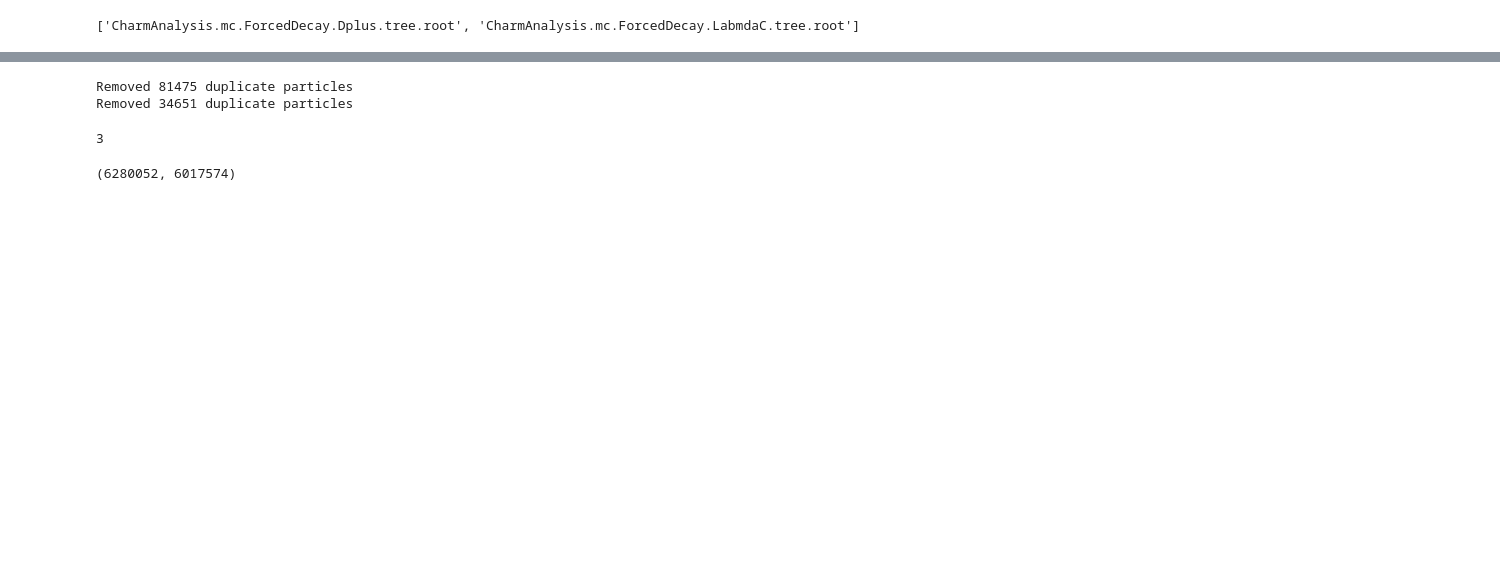
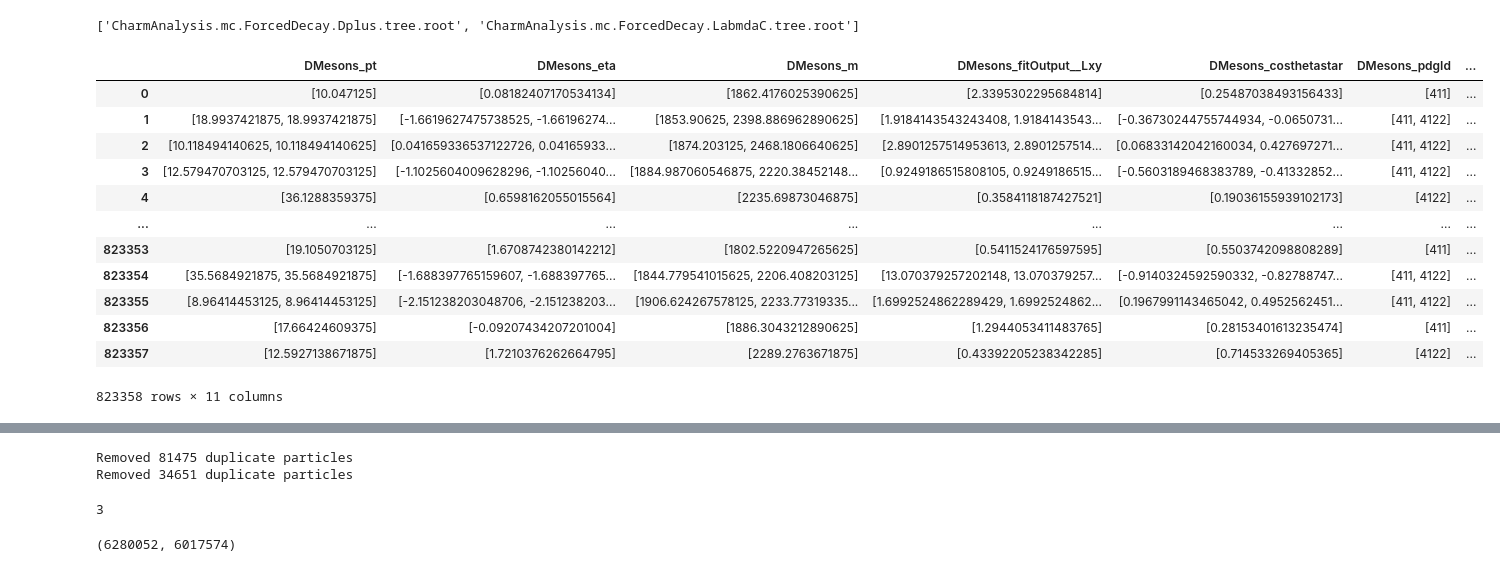
Before and after one commit to GitGup/ATLAS_DNN, a Jupyter notebook: MC_DNN.ipynb, the cells around one changed output, grey strips where cells are left out. Saved outputs shown, nothing was run; the diff lists cells and outputs as text; code cells hidden in the pictures; blank space fills up the shorter version.

```diff
--- a/MC_DNN.ipynb
+++ b/MC_DNN.ipynb
@@ -50,13 +51,31 @@ DMesonsTTree = process_ntuple(dir_path, files[0])
 LambdaMesonsTTree = process_ntuple(dir_path, files[1])
 
 branches = ["DMesons_pt", "DMesons_eta", "DMesons_m", "DMesons_fitOutput__Lxy", "DMesons_costhetastar", "DMesons_pdgId",
-            "DMesons_daughterInfo__pt", "DMesons_daughterInfo__eta", "DMesons_daughterInfo__phi", "DMesons_daughterInfo__pdgId"]
+            "DMesons_daughterInfo__pt", "DMesons_daughterInfo__eta", "DMesons_daughterInfo__phi", "DMesons_daughterInfo__pdgId",
+           "DMesons_fitOutput__ImpactSignificance"]
 
+to_add = ["DMesons_fitOutput__ImpactSignificance"]
 print(files)
 # %% [output]
 ['CharmAnalysis.mc.ForcedDecay.Dplus.tree.root', 'CharmAnalysis.mc.ForcedDecay.LabmdaC.tree.root']
 # %%
-# DMesons_df = generate_df(DMesonsTTree, branches, 2000000)
-# DMesons_df = apply_cuts(DMesons_df)
-# DMesons_df
+DMesons_df = generate_df(DMesonsTTree, branches, 2000000)
+DMesons_df = apply_cuts(DMesons_df)
+
+pd.set_option('display.max_rows', 10)
+DMesons_df
+# %% [output]
+|  | DMesons_pt | DMesons_eta | DMesons_m | DMesons_fitOutput__Lxy | DMesons_costhetastar | DMesons_pdgId | ... |
+| 0 | [10.047125] | [0.08182407170534134] | [1862.4176025390625] | [2.3395302295684814] | [0.25487038493156433] | [411] | ... |
+| 1 | [18.9937421875, 18.9937421875] | [-1.6619627475738525, -1.66196274... | [1853.90625, 2398.886962890625] | [1.9184143543243408, 1.9184143543... | [-0.36730244755744934, -0.0650731... | [411, 4122] | ... |
+| 2 | [10.118494140625, 10.118494140625] | [0.041659336537122726, 0.04165933... | [1874.203125, 2468.1806640625] | [2.8901257514953613, 2.8901257514... | [0.06833142042160034, 0.427697271... | [411, 4122] | ... |
+| 3 | [12.579470703125, 12.579470703125] | [-1.1025604009628296, -1.10256040... | [1884.987060546875, 2220.38452148... | [0.9249186515808105, 0.9249186515... | [-0.5603189468383789, -0.41332852... | [411, 4122] | ... |
+| 4 | [36.1288359375] | [0.6598162055015564] | [2235.69873046875] | [0.3584118187427521] | [0.19036155939102173] | [4122] | ... |
+| ... | ... | ... | ... | ... | ... | ... | ... |
+| 823353 | [19.1050703125] | [1.6708742380142212] | [1802.5220947265625] | [0.5411524176597595] | [0.5503742098808289] | [411] | ... |
+| 823354 | [35.5684921875, 35.5684921875] | [-1.688397765159607, -1.688397765... | [1844.779541015625, 2206.408203125] | [13.070379257202148, 13.070379257... | [-0.9140324592590332, -0.82788747... | [411, 4122] | ... |
+| 823355 | [8.96414453125, 8.96414453125] | [-2.151238203048706, -2.151238203... | [1906.624267578125, 2233.77319335... | [1.6992524862289429, 1.6992524862... | [0.1967991143465042, 0.4952562451... | [411, 4122] | ... |
+| 823356 | [17.66424609375] | [-0.09207434207201004] | [1886.3043212890625] | [1.2944053411483765] | [0.28153401613235474] | [411] | ... |
+| 823357 | [12.5927138671875] | [1.7210376262664795] | [2289.2763671875] | [0.43392205238342285] | [0.714533269405365] | [4122] | ... |
+823358 rows × 11 columns
 # %%
```
Also changed, not shown: parts of 39 cells of this notebook.
